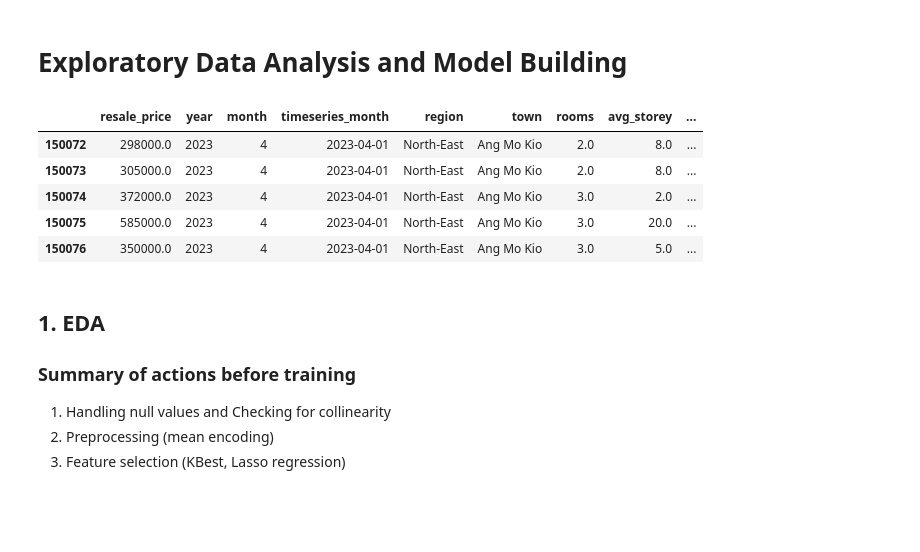
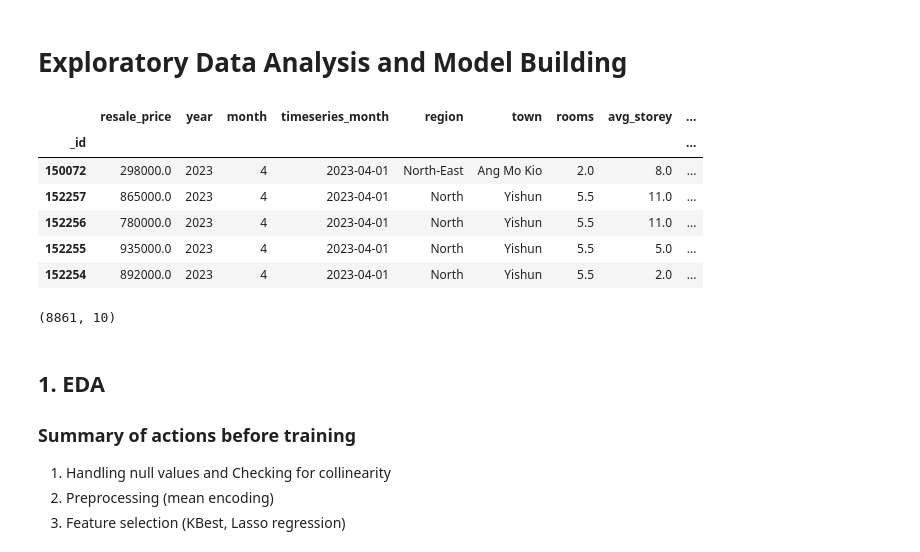
Before and after one commit to sienlonglim/ml_webapp, a Jupyter notebook: model_building.ipynb, the cells around one changed output. Cells and saved outputs as stored; diff of their text form; code cells hidden in the pictures; blank space fills up the shorter version.

```diff
--- a/model_building.ipynb
+++ b/model_building.ipynb
@@ -14,15 +14,18 @@ import joblib
 # %% [markdown]
 # Exploratory Data Analysis and Model Building
 # %%
-df = pd.read_csv('static/2023_APR.csv', index_col=0)
-df.head()
+df = pd.read_csv('static/2023_01_to_04.csv', index_col=0)
+display(df.head())
+print(df.shape)
 # %% [output]
 |  | resale_price | year | month | timeseries_month | region | town | rooms | avg_storey | ... |
+| _id |  |  |  |  |  |  |  |  | ... |
 | 150072 | 298000.0 | 2023 | 4 | 2023-04-01 | North-East | Ang Mo Kio | 2.0 | 8.0 | ... |
-| 150073 | 305000.0 | 2023 | 4 | 2023-04-01 | North-East | Ang Mo Kio | 2.0 | 8.0 | ... |
-| 150074 | 372000.0 | 2023 | 4 | 2023-04-01 | North-East | Ang Mo Kio | 3.0 | 2.0 | ... |
-| 150075 | 585000.0 | 2023 | 4 | 2023-04-01 | North-East | Ang Mo Kio | 3.0 | 20.0 | ... |
-| 150076 | 350000.0 | 2023 | 4 | 2023-04-01 | North-East | Ang Mo Kio | 3.0 | 5.0 | ... |
+| 152257 | 865000.0 | 2023 | 4 | 2023-04-01 | North | Yishun | 5.5 | 11.0 | ... |
+| 152256 | 780000.0 | 2023 | 4 | 2023-04-01 | North | Yishun | 5.5 | 11.0 | ... |
+| 152255 | 935000.0 | 2023 | 4 | 2023-04-01 | North | Yishun | 5.5 | 5.0 | ... |
+| 152254 | 892000.0 | 2023 | 4 | 2023-04-01 | North | Yishun | 5.5 | 2.0 | ... |
+(8861, 10)
 # %% [markdown]
 ## 1. EDA
 ### Summary of actions before training
```
Also changed, not shown: parts of 22 cells of this notebook, 4 other files.
